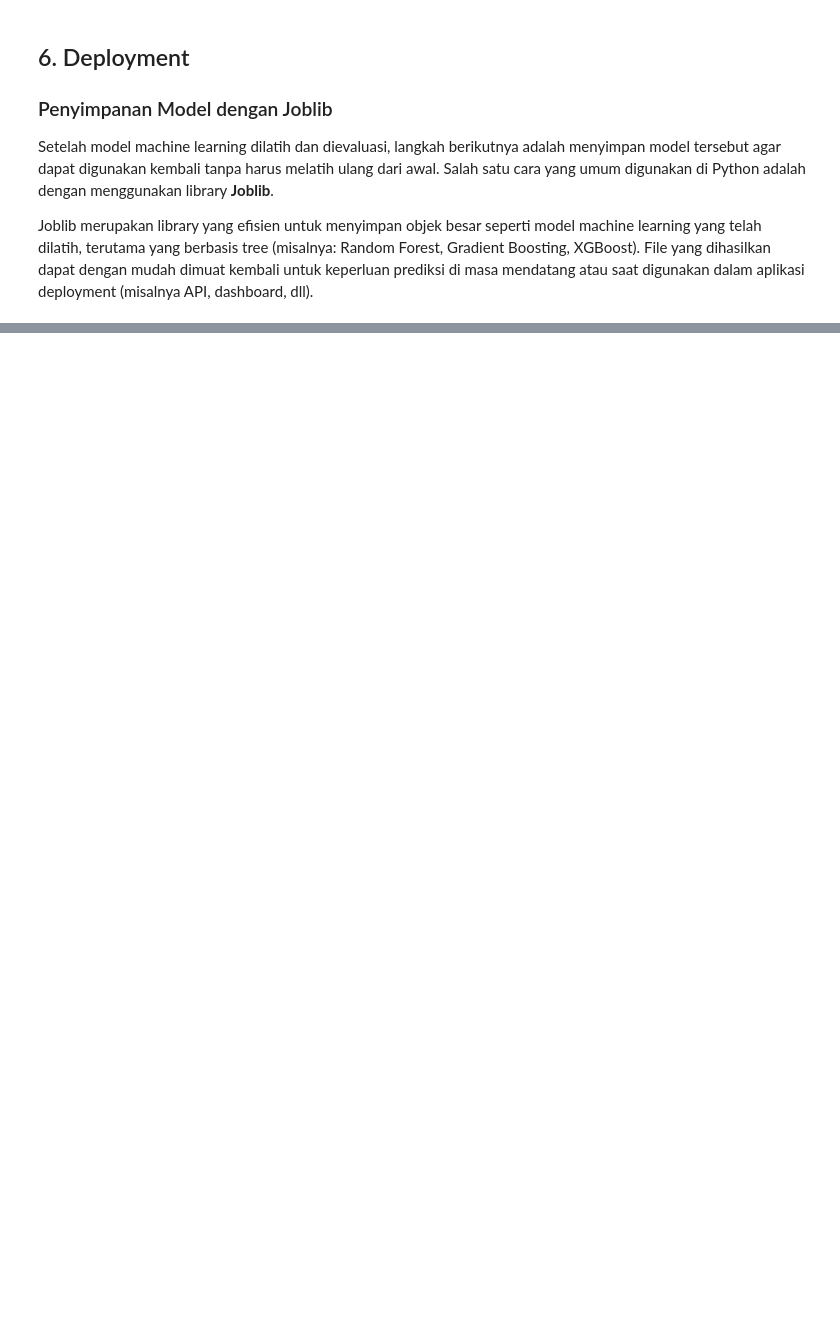
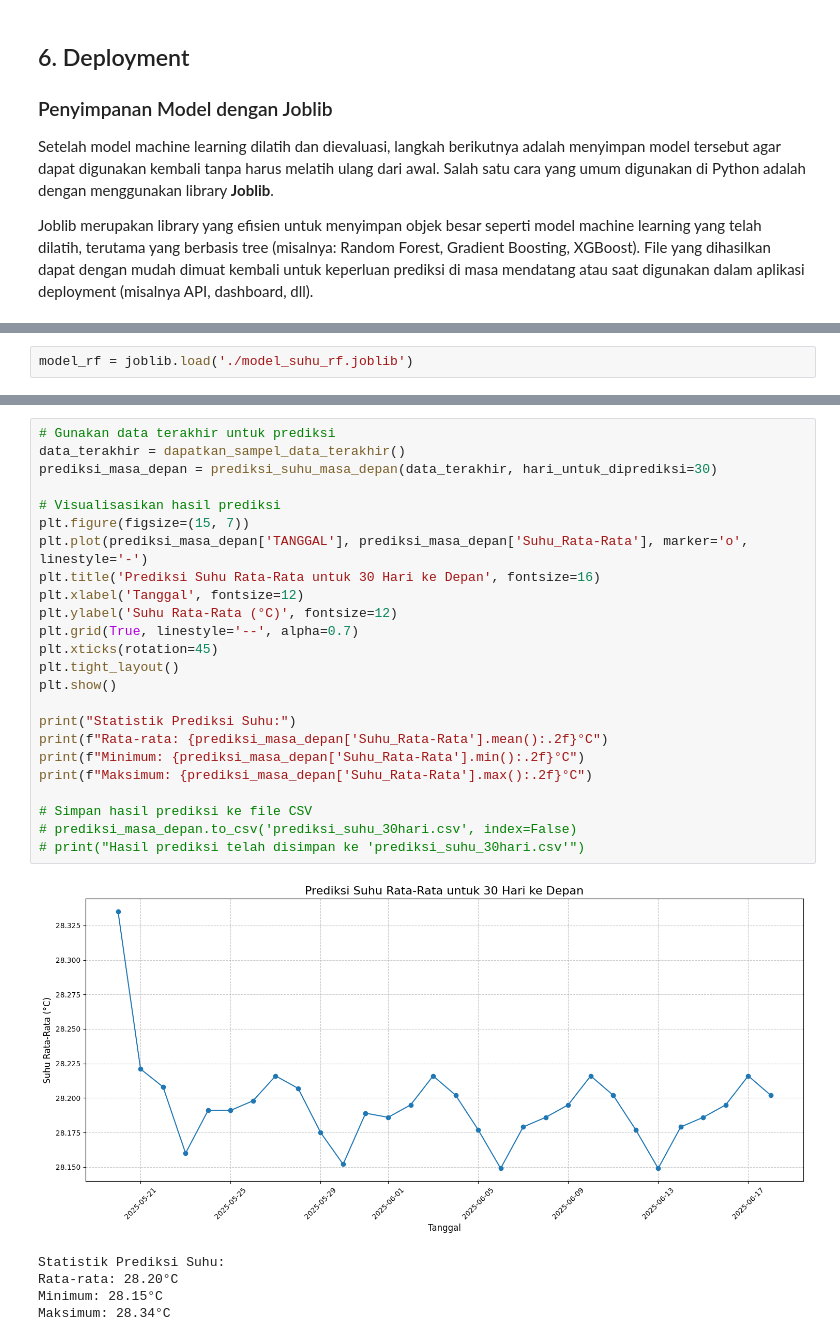
Before and after one commit to Mohammadiqbalmaulana2001/Ai-Agriculture, a Jupyter notebook: suhu.ipynb, the cells around one changed output, grey strips where cells are left out. Cells and saved outputs as stored; diff of their text form; blank space fills up the shorter version.

```diff
--- a/suhu.ipynb
+++ b/suhu.ipynb
@@ -674,0 +693,2 @@ joblib.dump(model_rf, 'model_suhu_rf.joblib')
+# %%
+model_rf = joblib.load('./model_suhu_rf.joblib')
@@ -674,0 +788,30 @@ joblib.dump(model_rf, 'model_suhu_rf.joblib')
+# %%
+# Gunakan data terakhir untuk prediksi
+data_terakhir = dapatkan_sampel_data_terakhir()
+prediksi_masa_depan = prediksi_suhu_masa_depan(data_terakhir, hari_untuk_diprediksi=30)
+
+# Visualisasikan hasil prediksi
+plt.figure(figsize=(15, 7))
+plt.plot(prediksi_masa_depan['TANGGAL'], prediksi_masa_depan['Suhu_Rata-Rata'], marker='o', linestyle='-')
+plt.title('Prediksi Suhu Rata-Rata untuk 30 Hari ke Depan', fontsize=16)
+plt.xlabel('Tanggal', fontsize=12)
+plt.ylabel('Suhu Rata-Rata (°C)', fontsize=12)
+plt.grid(True, linestyle='--', alpha=0.7)
+plt.xticks(rotation=45)
+plt.tight_layout()
+plt.show()
+
+print("Statistik Prediksi Suhu:")
+print(f"Rata-rata: {prediksi_masa_depan['Suhu_Rata-Rata'].mean():.2f}°C")
+print(f"Minimum: {prediksi_masa_depan['Suhu_Rata-Rata'].min():.2f}°C")
+print(f"Maksimum: {prediksi_masa_depan['Suhu_Rata-Rata'].max():.2f}°C")
+
+# Simpan hasil prediksi ke file CSV
+# prediksi_masa_depan.to_csv('prediksi_suhu_30hari.csv', index=False)
+# print("Hasil prediksi telah disimpan ke 'prediksi_suhu_30hari.csv'")
+# %% [output]
+[figure, added]
+Statistik Prediksi Suhu:
+Rata-rata: 28.20°C
+Minimum: 28.15°C
+Maksimum: 28.34°C
```
Also changed, not shown: parts of 27 cells of this notebook, 10 other files.
